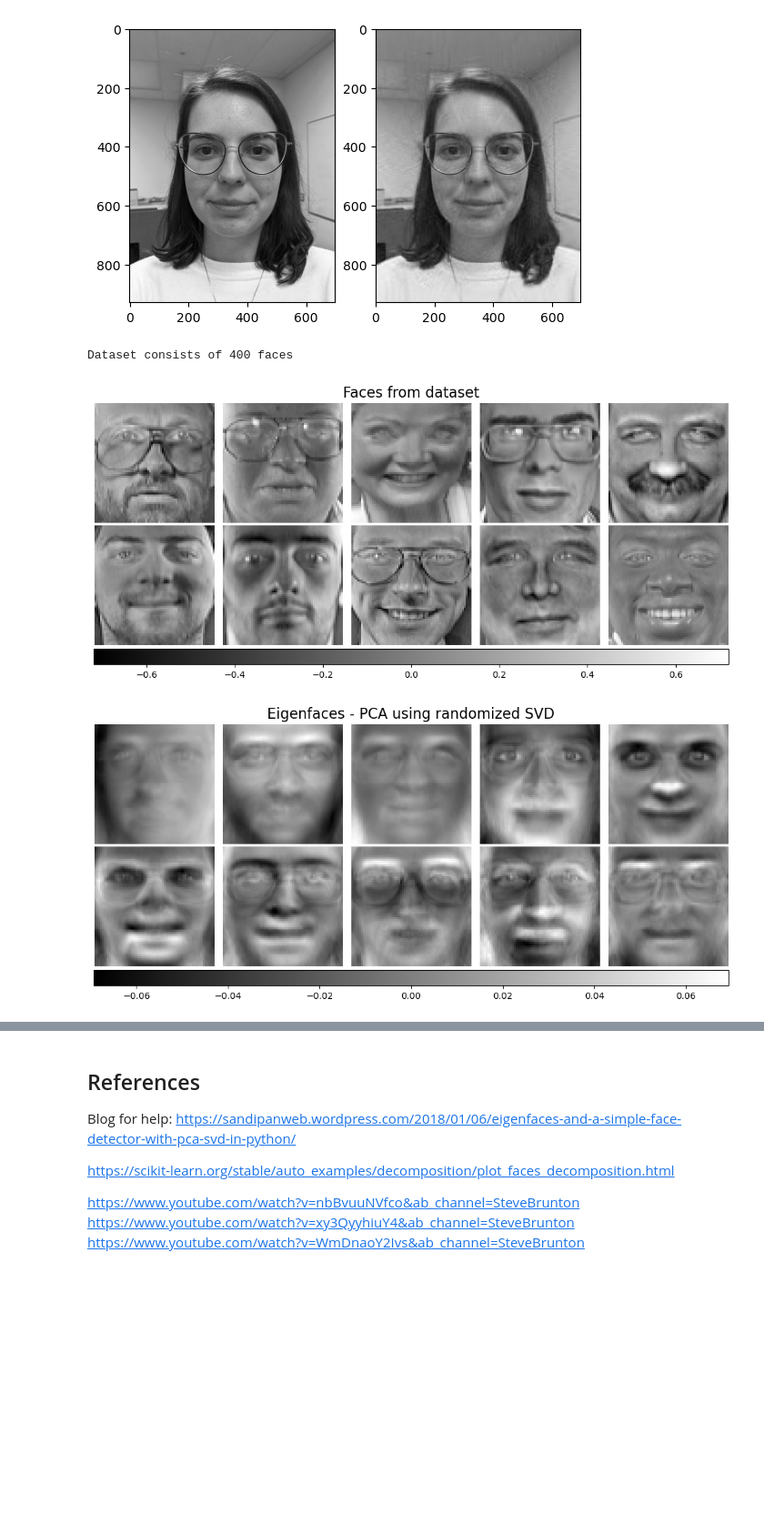
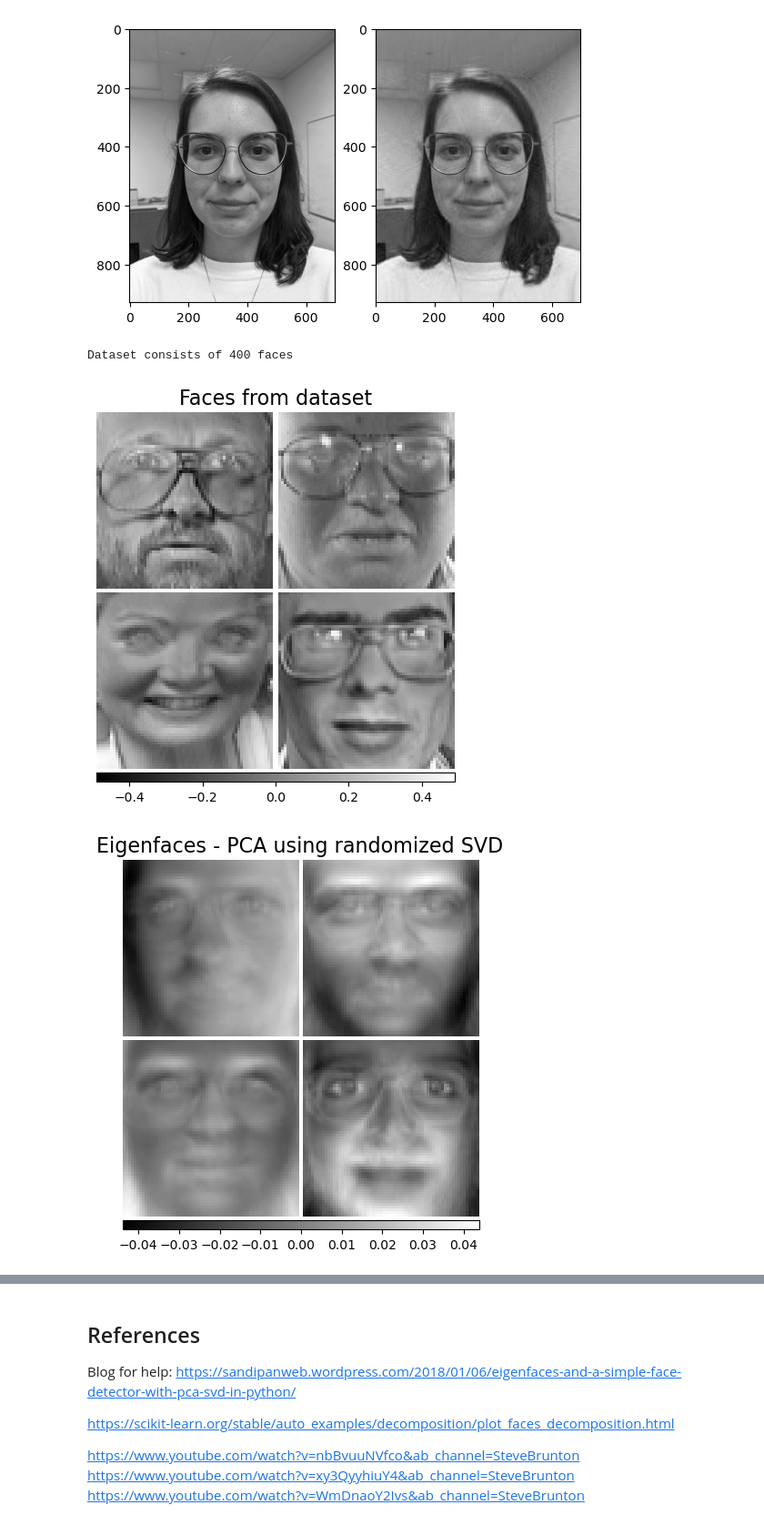
Before and after one commit to karlzam/school, a Jupyter notebook: phys555/assignment01/A1Q2-KZammit.ipynb, the cells around one changed output, grey strips where cells are left out. Shown at 91% size. Drawn from its saved outputs; the diff is of its cells as text; code cells hidden in the pictures; blank space fills up the shorter version.

```diff
--- a/phys555/assignment01/A1Q2-KZammit.ipynb
+++ b/phys555/assignment01/A1Q2-KZammit.ipynb
@@ -186,30 +188,30 @@ def plot_gallery(title, images, n_col, n_row, cmap=plt.cm.gray):
 # %%
 rng = RandomState(0)
 
 faces, _ = fetch_olivetti_faces(return_X_y=True, shuffle=True, random_state=rng)
 n_samples, n_features = faces.shape
 
 # Global centering (focus on one feature, centering all samples)
 faces_centered = faces - faces.mean(axis=0)
 
 # Local centering (focus on one sample, centering all features)
 faces_centered -= faces_centered.mean(axis=1).reshape(n_samples, -1)
 
 print("Dataset consists of %d faces" % n_samples)
 
-n_row, n_col = 2, 5
+n_row, n_col = 2, 2
 n_components = n_row * n_col
 image_shape = (64, 64)
 
 plot_gallery("Faces from dataset", faces_centered[:n_components], n_col, n_row)
 
 pca_estimator = decomposition.PCA(n_components=n_components, svd_solver="full", whiten=True)
 
 pca_estimator.fit(faces_centered)
 
 plot_gallery("Eigenfaces - PCA using randomized SVD", pca_estimator.components_[:n_components], n_col, n_row)
 # %% [output]
 Dataset consists of 400 faces
-[figure, old version]
+[figure, new version]
-[figure, old version]
+[figure, new version]
 # %%
```
Also changed, not shown: parts of 2 cells of this notebook, 1 other file.
